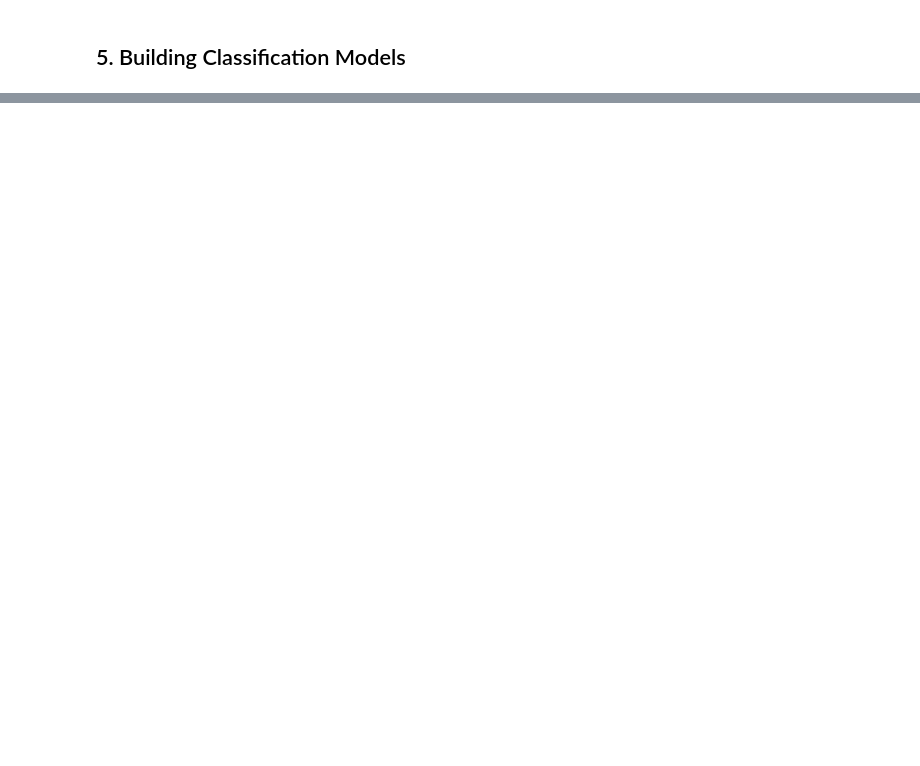
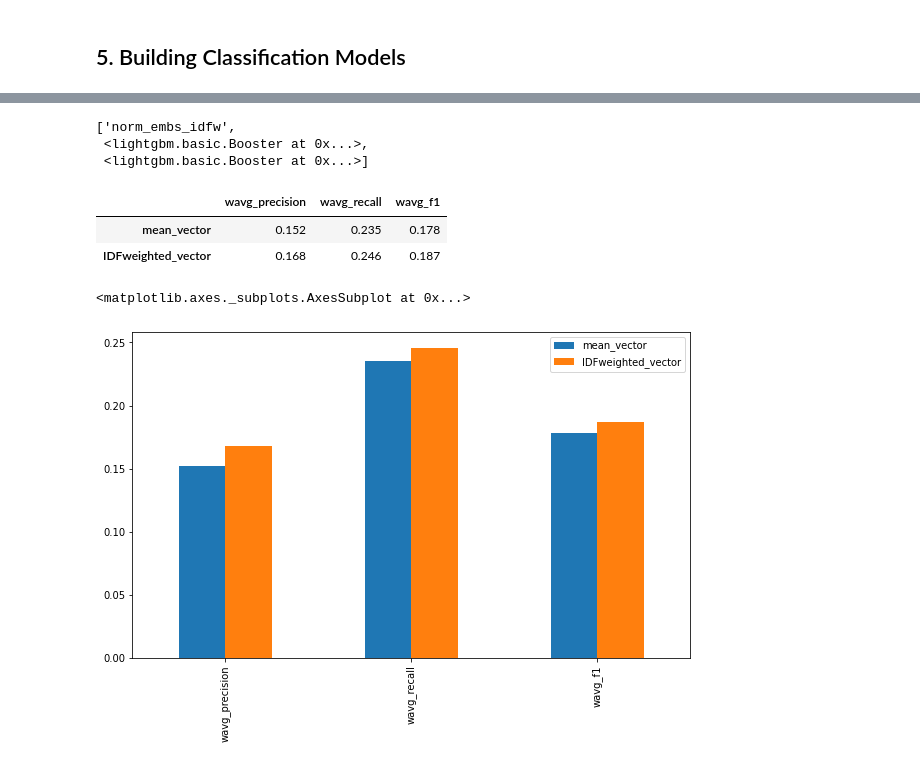
Before and after one commit to malco2020/huggingface_notebook, a Jupyter notebook: Text_Classification_Huggingface_Tansfromers_roBERTa.ipynb, the cells around one changed output, grey strips where cells are left out. Cells and saved outputs as stored; diff of their text form; code cells hidden in the pictures; blank space fills up the shorter version.

```diff
--- a/Text_Classification_Huggingface_Tansfromers_roBERTa.ipynb
+++ b/Text_Classification_Huggingface_Tansfromers_roBERTa.ipynb
@@ -501,0 +690,6 @@ for col in embCols:
+# %%
+lgbmModels
+# %% [output]
+['norm_embs_idfw',
+ <lightgbm.basic.Booster at 0x...>,
+ <lightgbm.basic.Booster at 0x...>]
@@ -501,0 +705,12 @@ for col in embCols:
+# %%
+scores = pd.DataFrame({'wavg_precision':[0.152, 0.168], 'wavg_recall':[0.235, 0.246], 'wavg_f1':[0.178, 0.187]}, index=['mean_vector', 'IDFweighted_vector'])
+scores
+# %% [output]
+|  | wavg_precision | wavg_recall | wavg_f1 |
+| mean_vector | 0.152 | 0.235 | 0.178 |
+| IDFweighted_vector | 0.168 | 0.246 | 0.187 |
+# %%
+scores.T.plot.bar(figsize=(10,6))
+# %% [output]
+<matplotlib.axes._subplots.AxesSubplot at 0x...>
+[figure, added]
```
Also changed, not shown: parts of 21 cells of this notebook, 3 other files.
